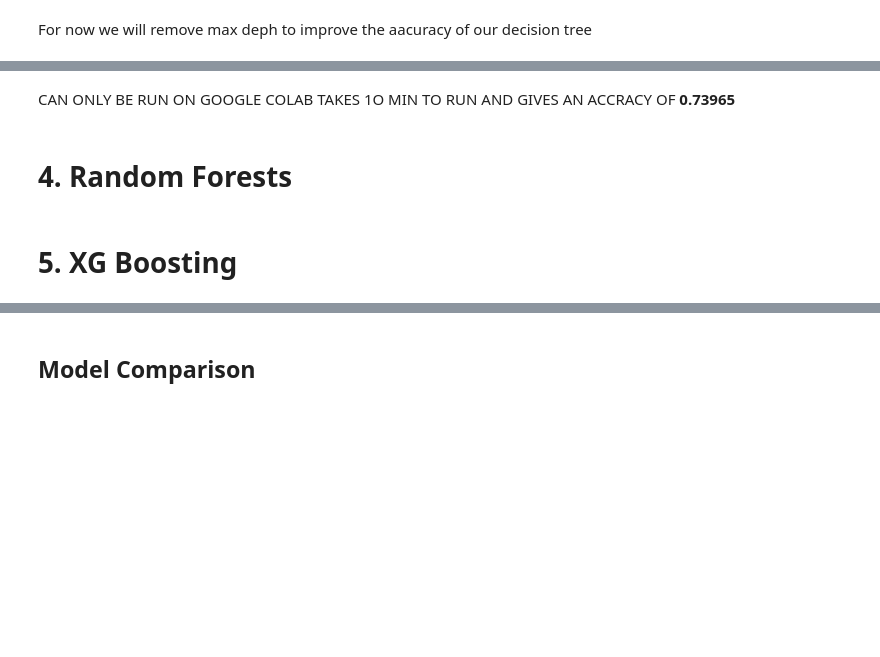
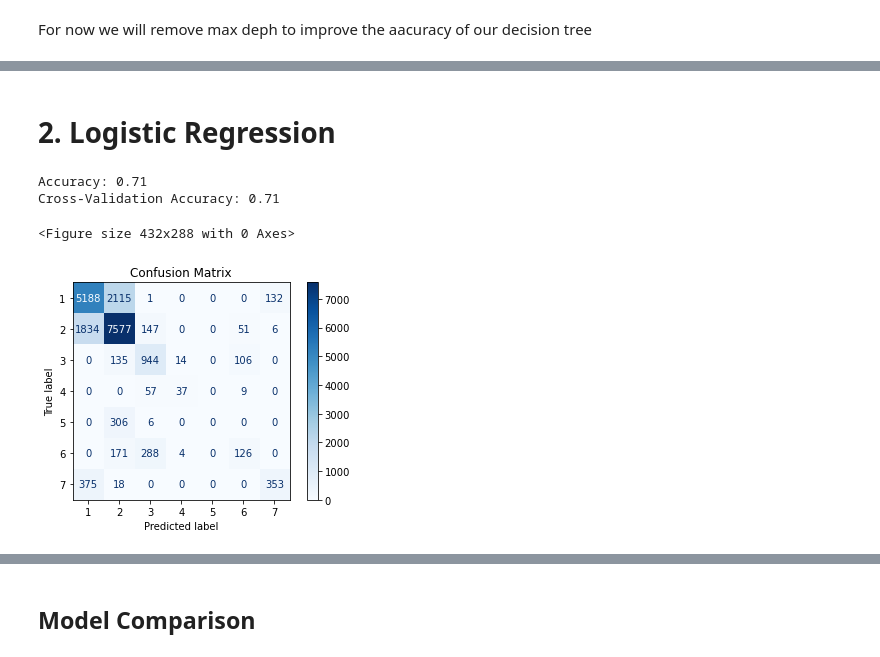
Before and after one commit to monica-navas-m/Machine-Learning, a Jupyter notebook: Notebook Python.ipynb, the cells around one changed output, grey strips where cells are left out. Drawn from its saved outputs; the diff is of its cells as text; code cells hidden in the pictures; blank space fills up the shorter version.

Commit message:
updates in models

```diff
--- a/Notebook Python.ipynb
+++ b/Notebook Python.ipynb
@@ -555,9 +437,58 @@ print("Accuracy:", accuracy)
-# %% [markdown]
-CAN ONLY BE RUN ON GOOGLE COLAB
-TAKES 1O MIN TO RUN AND GIVES AN ACCRACY OF **0.73965**
-# %% [markdown]
-<a name="model4"></a>
-# 4. Random Forests
-# %% [markdown]
-<a name="model5"></a>
-# 5. XG Boosting
+# %% [markdown]
+<a name="model2"></a>
+# 2. Logistic Regression
+# %%
+from sklearn.preprocessing import StandardScaler
+from sklearn.model_selection import cross_val_score
+# Choose a random subset of the data
+subset_size = 100000 # Change this value to the desired subset size
+random_indices = np.random.choice(df.index, subset_size, replace=False)
+df_subset = df.loc[random_indices]
+
+# Separate features and target variable
+
+X = df_subset.drop("Cover_Type_code", axis=1)
+#X = df_subset[["Wilderness area code", "Elevation", 'Horizontal_Distance_To_Roadways', 'Horizontal_Distance_To_Fire_Points', 'Soil type code']]
+y = df_subset["Cover_Type_code"]
+#X = df[["Wilderness area code", "Elevation", 'Horizontal_Distance_To_Roadways', 'Horizontal_Distance_To_Fire_Points', 'Soil type code']]
+#y = df["Cover_Type_code"]
+
+# Split the data into training and testing sets
+X_train, X_test, y_train, y_test = train_test_split(X, y, test_size=0.2, random_state=42)
+# Feature scaling
+scaler = StandardScaler()
+X_train_scaled = scaler.fit_transform(X_train)
+X_test_scaled = scaler.transform(X_test)
+
+# Train a logistic regression model
+logreg = LogisticRegression(max_iter=1000, solver='lbfgs', multi_class='multinomial')
+logreg.fit(X_train_scaled, y_train)
+
+# Make predictions on the testing set
+y_pred = logreg.predict(X_test_scaled)
+
+# Evaluate the model
+accuracy = accuracy_score(y_test, y_pred)
+print(f"Accuracy: {accuracy:.2f}")
+
+# Perform cross-validation
+cv_scores = cross_val_score(logreg, X_train_scaled, y_train, cv=5, scoring='accuracy')
+print(f"Cross-Validation Accuracy: {np.mean(cv_scores):.2f}")
+# %% [output]
+Accuracy: 0.71
+Cross-Validation Accuracy: 0.71
+# %%
+from sklearn.metrics import confusion_matrix, classification_report, plot_confusion_matrix
+import matplotlib.pyplot as plt
+
+# Confusion matrix
+cm = confusion_matrix(y_test, y_pred)
+
+# Plot confusion matrix
+plt.figure()
+plot_confusion_matrix(logreg, X_test_scaled, y_test, cmap=plt.cm.Blues)
+plt.title("Confusion Matrix")
+plt.show()
+# %% [output]
+<Figure size 432x288 with 0 Axes>
+[figure, added]
```
Also changed, not shown: parts of 16 cells of this notebook.
